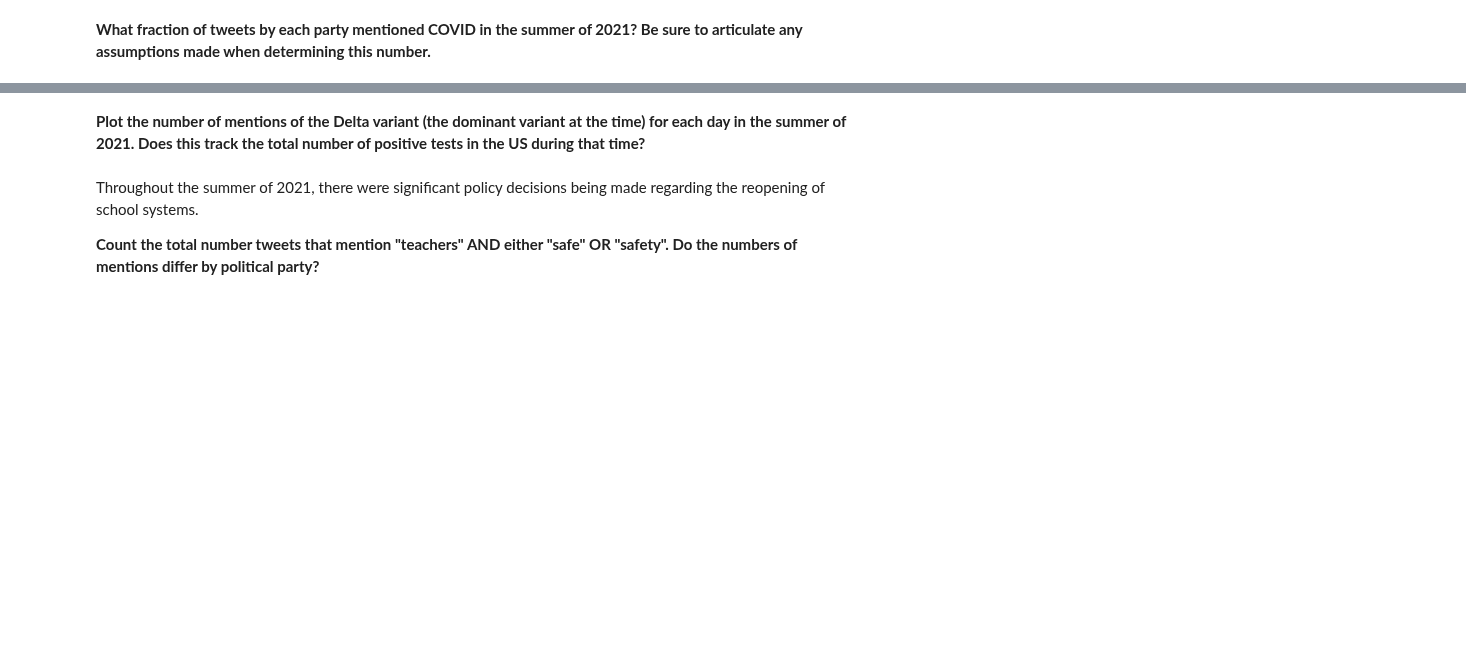
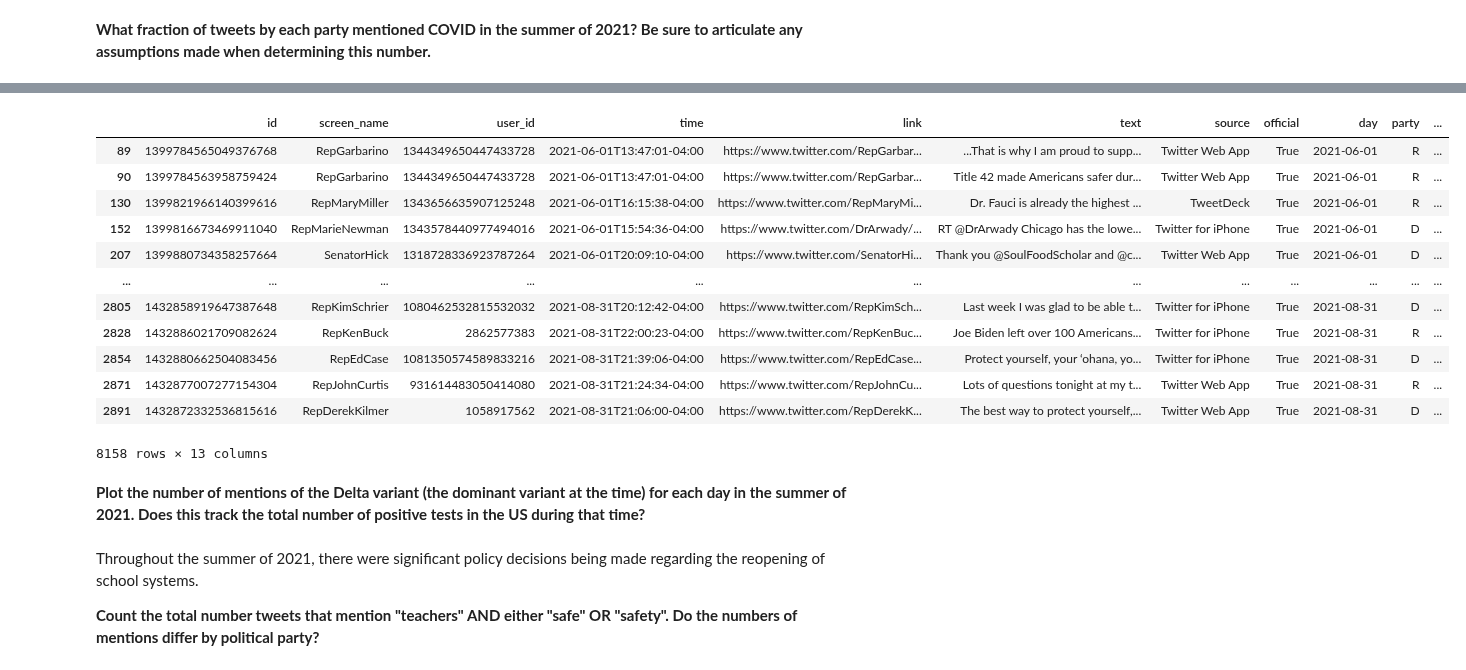
Before and after one commit to ReidelVichot/DSTEP23, a Jupyter notebook: assignments/dstep23_assignment_03_RVichot.ipynb, the cells around one changed output, grey strips where cells are left out. Cells and saved outputs as stored; diff of their text form; code cells hidden in the pictures; blank space fills up the shorter version.

```diff
--- a/assignments/dstep23_assignment_03_RVichot.ipynb
+++ b/assignments/dstep23_assignment_03_RVichot.ipynb
@@ -371,3 +371,5 @@ fig.show()
 Figure Caption: This figure shows the nuber of tweets posted by all members of the US Congress and by Party Affiliation for each day of Summer 2021.
 # %% [markdown]
 **Using <u>only</u> information contained in the `tweets` DataFrame, what day was the IPCC Sixth Assessment Report released?**
+# %%
+tweets["IPCC"] = tweets.text.str.contains("IPCC")
@@ -374,2 +419,4 @@ Figure Caption: This figure shows the nuber of tweets posted by all members of t
 # %% [markdown]
 **What fraction of tweets by each party mentioned COVID in the summer of 2021?  Be sure to articulate any assumptions made when determining this number.**
+# %%
+tweets["COVID"] = tweets.text.str.contains("COVID")|tweets.text.str.contains("Covid")|tweets.text.str.contains("covid")
@@ -376,3 +429,19 @@ Figure Caption: This figure shows the nuber of tweets posted by all members of t
+# %%
+tweets[tweets['COVID']]
+# %% [output]
+|  | id | screen_name | user_id | time | link | text | source | official | day | party | ... |
+| 89 | 1399784565049376768 | RepGarbarino | 1344349650447433728 | 2021-06-01T13:47:01-04:00 | https://www.twitter.com/RepGarbar... | ...That is why I am proud to supp... | Twitter Web App | True | 2021-06-01 | R | ... |
+| 90 | 1399784563958759424 | RepGarbarino | 1344349650447433728 | 2021-06-01T13:47:01-04:00 | https://www.twitter.com/RepGarbar... | Title 42 made Americans safer dur... | Twitter Web App | True | 2021-06-01 | R | ... |
+| 130 | 1399821966140399616 | RepMaryMiller | 1343656635907125248 | 2021-06-01T16:15:38-04:00 | https://www.twitter.com/RepMaryMi... | Dr. Fauci is already the highest ... | TweetDeck | True | 2021-06-01 | R | ... |
+| 152 | 1399816673469911040 | RepMarieNewman | 1343578440977494016 | 2021-06-01T15:54:36-04:00 | https://www.twitter.com/DrArwady/... | RT @DrArwady Chicago has the lowe... | Twitter for iPhone | True | 2021-06-01 | D | ... |
+| 207 | 1399880734358257664 | SenatorHick | 1318728336923787264 | 2021-06-01T20:09:10-04:00 | https://www.twitter.com/SenatorHi... | Thank you @SoulFoodScholar and @c... | Twitter Web App | True | 2021-06-01 | D | ... |
+| ... | ... | ... | ... | ... | ... | ... | ... | ... | ... | ... | ... |
+| 2805 | 1432858919647387648 | RepKimSchrier | 1080462532815532032 | 2021-08-31T20:12:42-04:00 | https://www.twitter.com/RepKimSch... | Last week I was glad to be able t... | Twitter for iPhone | True | 2021-08-31 | D | ... |
+| 2828 | 1432886021709082624 | RepKenBuck | 2862577383 | 2021-08-31T22:00:23-04:00 | https://www.twitter.com/RepKenBuc... | Joe Biden left over 100 Americans... | Twitter for iPhone | True | 2021-08-31 | R | ... |
+| 2854 | 1432880662504083456 | RepEdCase | 1081350574589833216 | 2021-08-31T21:39:06-04:00 | https://www.twitter.com/RepEdCase... | Protect yourself, your ‘ohana, yo... | Twitter for iPhone | True | 2021-08-31 | D | ... |
+| 2871 | 1432877007277154304 | RepJohnCurtis | 931614483050414080 | 2021-08-31T21:24:34-04:00 | https://www.twitter.com/RepJohnCu... | Lots of questions tonight at my t... | Twitter Web App | True | 2021-08-31 | R | ... |
+| 2891 | 1432872332536815616 | RepDerekKilmer | 1058917562 | 2021-08-31T21:06:00-04:00 | https://www.twitter.com/RepDerekK... | The best way to protect yourself,... | Twitter Web App | True | 2021-08-31 | D | ... |
+8158 rows × 13 columns
 # %% [markdown]
 **Plot the number of mentions of the Delta variant (the dominant variant at the time) for each day in the summer of 2021.  Does this track the total number of positive tests in the US during that time?**
 # %% [markdown]
```
Also changed, not shown: parts of 3 cells of this notebook.
